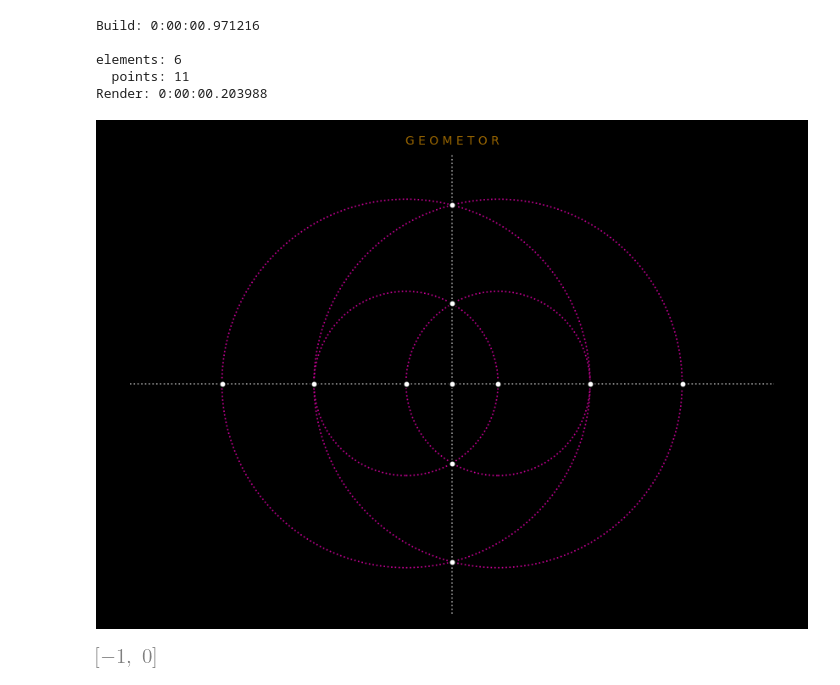
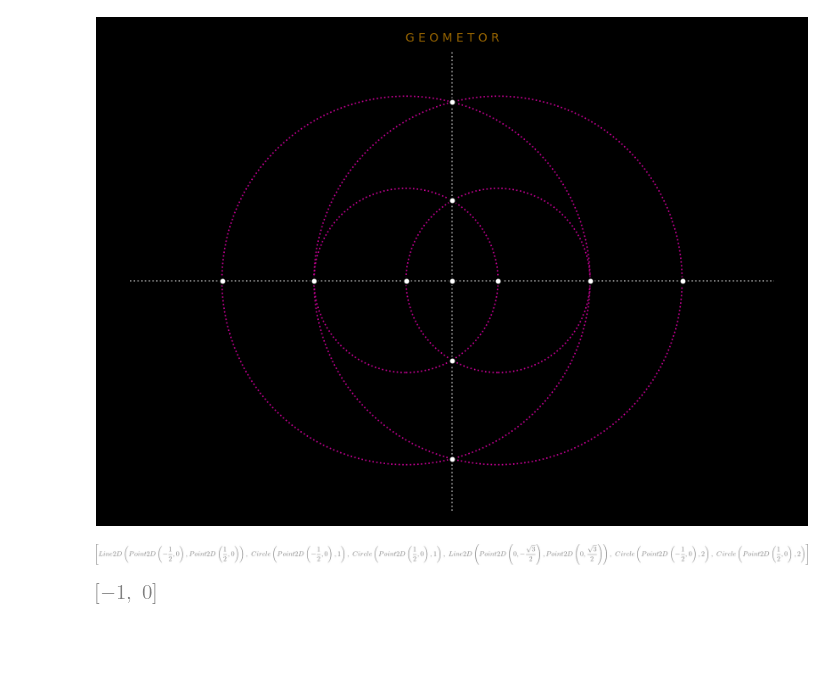
Before and after one commit to geometor/explorer-notebooks, a Jupyter notebook: vesica.ipynb, the cells around one changed output. Saved outputs shown, nothing was run; the diff lists cells and outputs as text; code cells hidden in the pictures; blank space fills up the shorter version.

```diff
--- a/vesica.ipynb
+++ b/vesica.ipynb
@@ -3,22 +3,17 @@
 %matplotlib widget
 log_init('vesica')
 
-# Build
-start_time = timer()
+begin()
+add_element(line(pts[0], pts[1]))
+add_element(line(pts[1], pts[0]))
 
-begin()
-bisector(pts[0], pts[1])
+add_element(circle(pts[0], pts[1]))
+add_element(circle(pts[1], pts[0]))
+
+add_element(line(pts[4], pts[5]))
 
 add_element(circle(pts[0], pts[3]))
 add_element(circle(pts[1], pts[2]))
-
-print(f'Build: {elapsed(start_time)}')
-print()
-print(f'elements: {len(elements)}')
-print(f'  points: {len(pts)}')
-
-# Render
-start_time = timer()
 
 limx, limy = (-3.5, 3.5), (-2.5, 2.5)
 bounds = set_bounds(limx, limy)
@@ -28,16 +23,13 @@ plt_init(limx, limy)
 plot_elements(elements, bounds)
 plot_points(pts)
 
-print(f'Render: {elapsed(start_time)}')
-
 snapshot('vesica-01.png')
 # %% [output]
-Build: 0:00:00.971216
-
-elements: 6
-  points: 11
-Render: 0:00:00.203988
 [figure]
+# %%
+elements
+# %% [output]
+[figure, added]
 # %%
 sgs = []
 sgs.append(plot_segment(pts[9], pts[5]))
```
Also changed, not shown: 7 other files.
